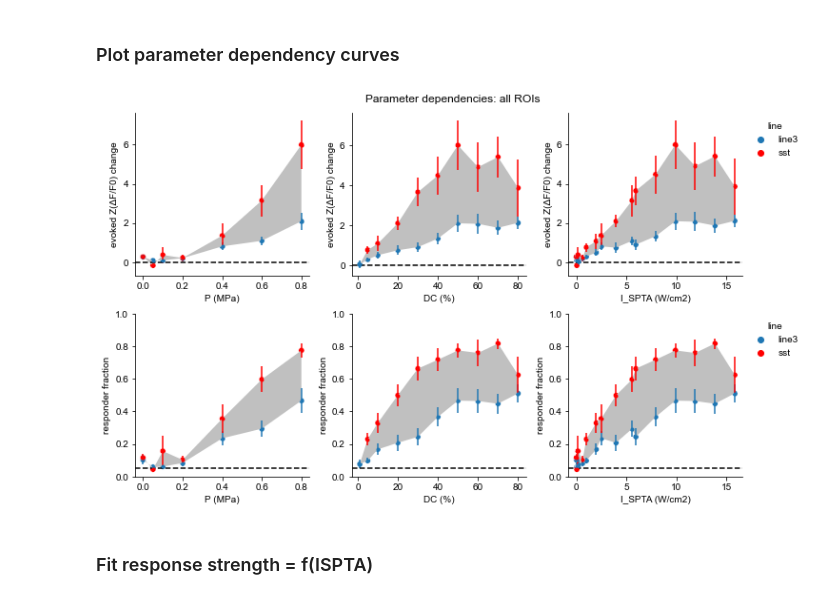
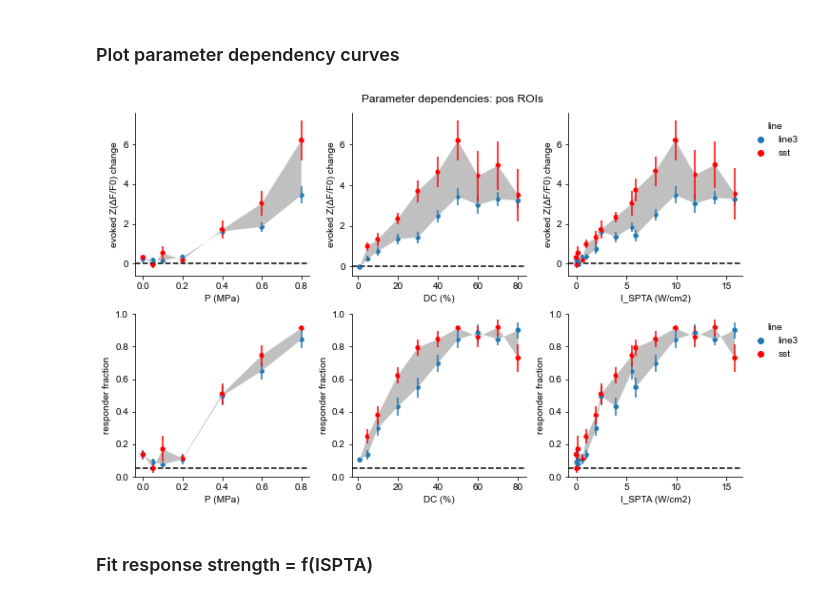
Before and after one commit to shohamlab/usnm2p, a Jupyter notebook: main_analysis.ipynb, the cells around one changed output. Cells and saved outputs as stored; diff of their text form; code cells hidden in the pictures.

```diff
--- a/main_analysis.ipynb
+++ b/main_analysis.ipynb
@@ -122,31 +137,31 @@ for ax, (line, gdata) in zip(axes, groups):
 # %%
 ykeys = [get_change_key(Label.ZSCORE), Label.RESP_FRAC]
 for statstype, tmpstats in {
-        'all': stats_all,
-        # 'pos': stats_pos
+        # 'all': stats_all,
+        'pos': stats_pos
     }.items():
     figs[f'simparams_deps_{statstype}'], axes = plt.subplots(
         len(ykeys), len(xkeys_plt), figsize=(3.5 * len(xkeys_plt), 3 * len(ykeys)))
     for ykey, axrow in zip(ykeys, axes):
         plot_parameter_dependency_across_lines(
             tmpstats.copy(),
             xkeys_plt,
             ykey,
             yref=PTHR_DETECTION if ykey == Label.RESP_FRAC else 0.,
             axes=axrow,
             connect=None,
             err_style='bars',
             fill_between=True,
             # norm=True
         )
     figs[f'simparams_deps_{statstype}'].suptitle(
         f'Parameter dependencies: {statstype} ROIs', y=1.02)
     harmonize_axes_limits(axrow)
     if ykey == Label.RESP_FRAC:
         for ax in axrow:
             ax.set_ylim(0, 1)
 # %% [output]
-[figure, old version]
+[figure, new version]
 # %% [markdown]
 ### Fit response strength = f(ISPTA)
 # %%
```
Also changed, not shown: parts of 10 cells of this notebook, 2 other files.
